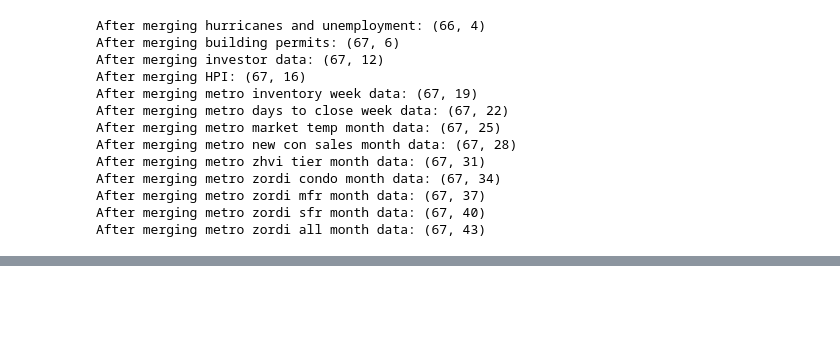
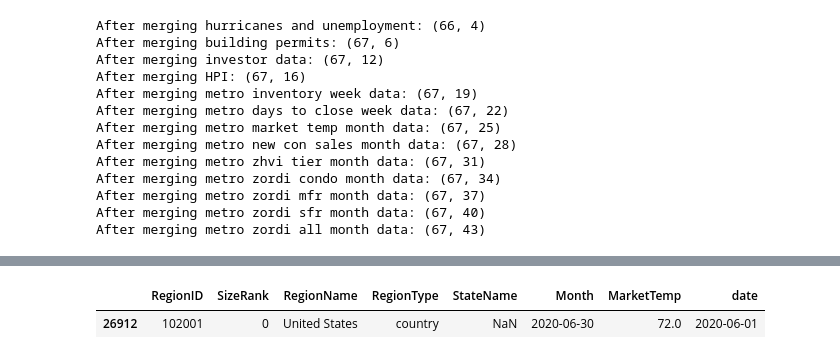
Before and after one commit to walde363/covid-housing-forecast, a Jupyter notebook: notebooks/Data review and analysis.ipynb, the cells around one changed output, grey strips where cells are left out. Saved outputs shown, nothing was run; the diff lists cells and outputs as text; code cells hidden in the pictures; blank space fills up the shorter version.

```diff
--- a/notebooks/Data review and analysis.ipynb
+++ b/notebooks/Data review and analysis.ipynb
@@ -798,0 +772,5 @@ processed_data
+# %%
+metro_market_temp_month_df_clean.head(1)
+# %% [output]
+|  | RegionID | SizeRank | RegionName | RegionType | StateName | Month | MarketTemp | date |
+| 26912 | 102001 | 0 | United States | country | NaN | 2020-06-30 | 72.0 | 2020-06-01 |
```
Also changed, not shown: parts of 4 cells of this notebook.
